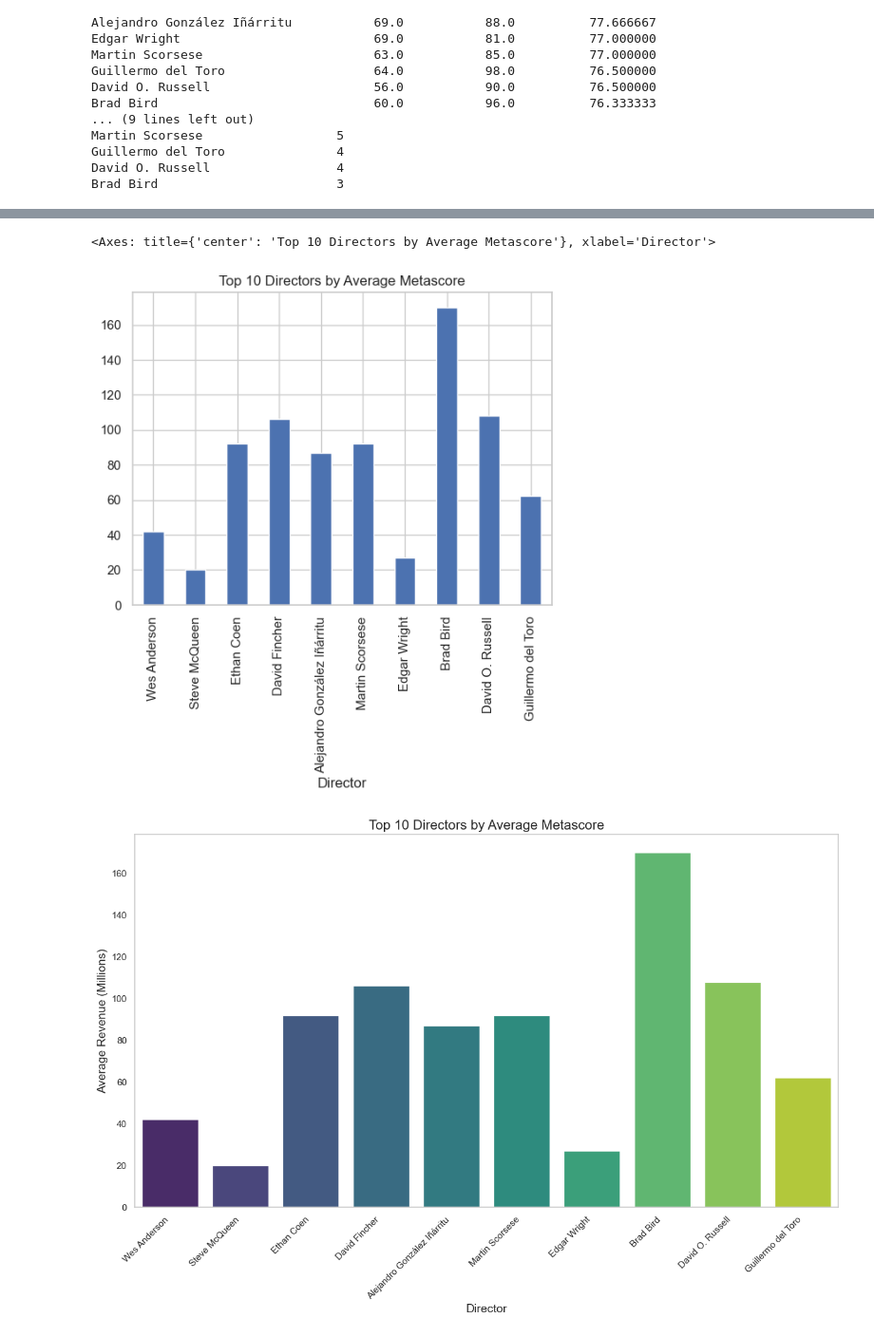
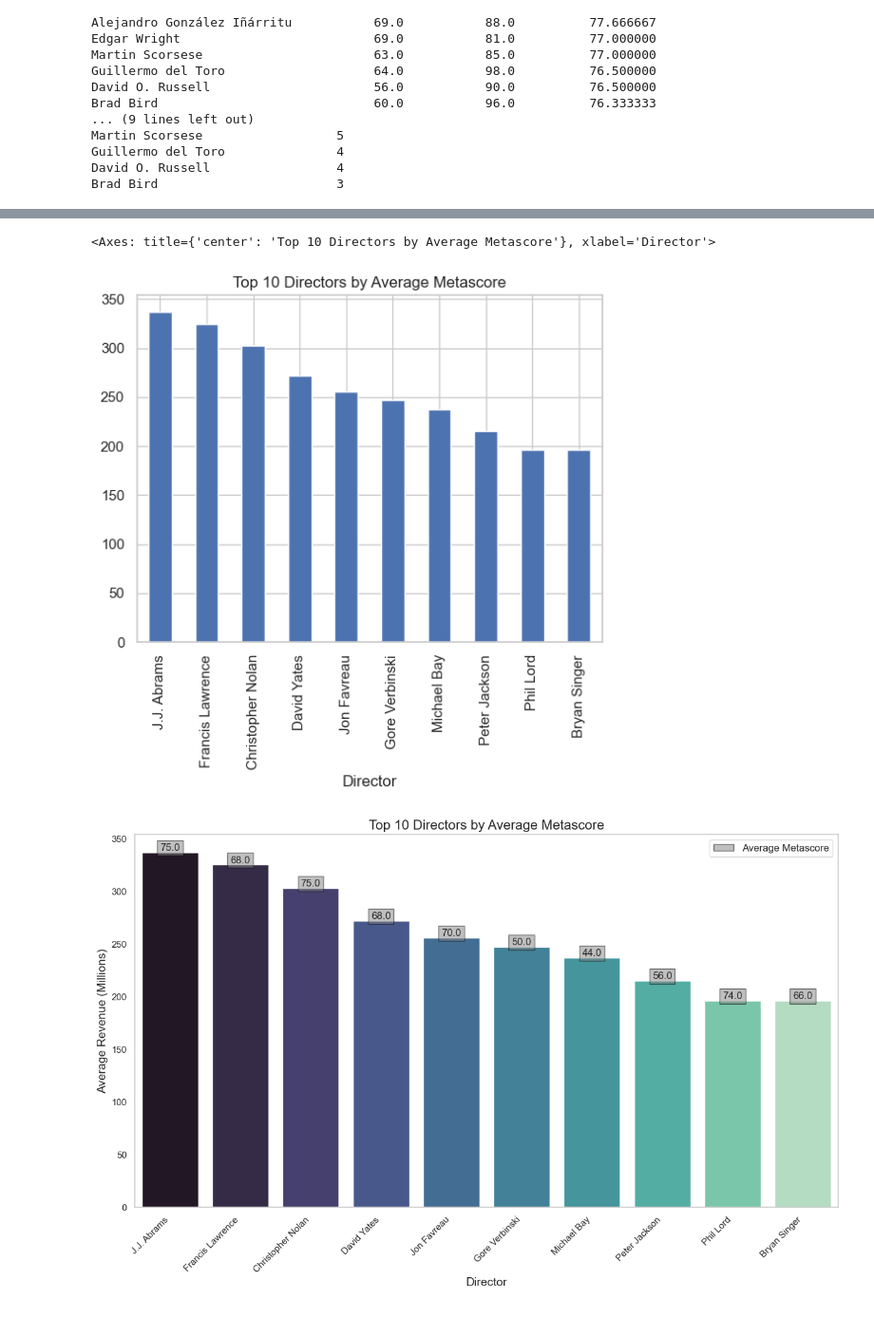
Before and after one commit to AN-Datasurfer/project_IMDb_Movies_data_analysis, a Jupyter notebook: main_analysis.ipynb, the cells around one changed output, grey strips where cells are left out. Shown at 95% size. Cells and saved outputs as stored; diff of their text form; code cells hidden in the pictures.

Commit message:
data(visualization): visualizing directors metrics

```diff
--- a/main_analysis.ipynb
+++ b/main_analysis.ipynb
@@ -116,7 +117,7 @@ top_directors.columns = ["Count", "Min Mtscore", "Max Mtscore", "Avg Mtscore", "
 top_directors = top_directors[top_directors["Count"] >= min_metascore_count]
 
 # Sort by average metascore in descending order and get the top 10 directors
-top_directors = top_directors.sort_values(["Avg Mtscore", "Avg Rev mln"],ascending=False).head(10)
+top_directors = top_directors.sort_values(["Avg Rev mln","Avg Mtscore"],ascending=False).head(10)
 
 print(top_directors)
 # %% [output]
@@ -141,29 +142,44 @@ Guillermo del Toro                  31.0        102.0         62.0
 top_directors.plot(kind='bar', y="Avg Rev mln", title="Top 10 Directors by Average Metascore", legend=False)
 # %% [output]
 <Axes: title={'center': 'Top 10 Directors by Average Metascore'}, xlabel='Director'>
-[figure, old version]
+[figure, new version]
 # %%
 # Ensure seaborn styles are applied
 sns.set(style="whitegrid")
 
 # Plotting the data
 plt.figure(figsize=(15, 8))
 bar_plot = sns.barplot(
     x=top_directors.index,
     y=top_directors["Avg Rev mln"],
-    palette="viridis"
+    palette="mako"
 )
 
 # Adding title and labels
 bar_plot.set_title("Top 10 Directors by Average Metascore", fontsize=16)
 bar_plot.set_xlabel("Director", fontsize=14)
 bar_plot.set_ylabel("Average Revenue (Millions)", fontsize=14)
 
 # Rotating x-axis labels for better readability
 bar_plot.set_xticklabels(bar_plot.get_xticklabels(), rotation=45, horizontalalignment='right')
 
 # Adding grid lines
 bar_plot.yaxis.grid(False)
 bar_plot.xaxis.grid(False)
+
+# Annotating the bars with average metascore
+for i, (index, row) in enumerate(top_directors.iterrows()):
+    bar_plot.annotate(
+        f'{row["Avg Mtscore"]:.1f}',
+        xy=(i, row["Avg Rev mln"]),
+        ha='center',
+        va='bottom',
+        bbox=dict(boxstyle="square,pad=0.3", edgecolor="black", facecolor="grey", alpha=0.5)
+    )
+
+# Adding a legend for the annotations
+square_patch = mpatches.Patch(facecolor="grey", alpha=0.5, edgecolor='black', label='Average Metascore')
+plt.legend(handles=[square_patch], loc='upper right', fontsize=12)
+plt.show()
 # %% [output]
-[figure, old version]
+[figure, new version]
```
Also changed, not shown: parts of 3 cells of this notebook.
